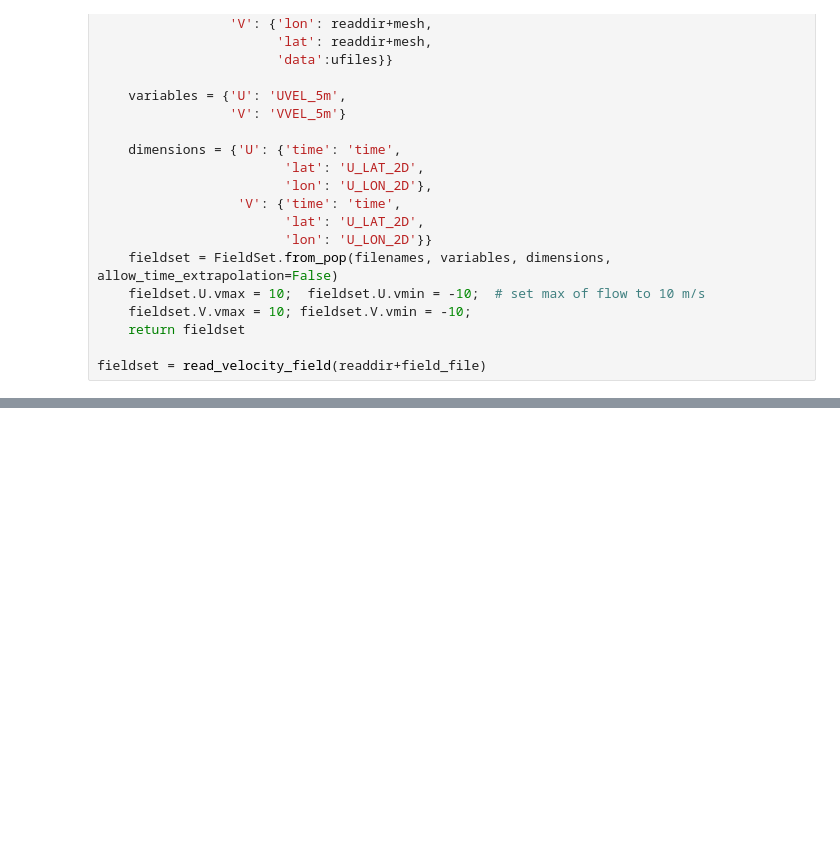
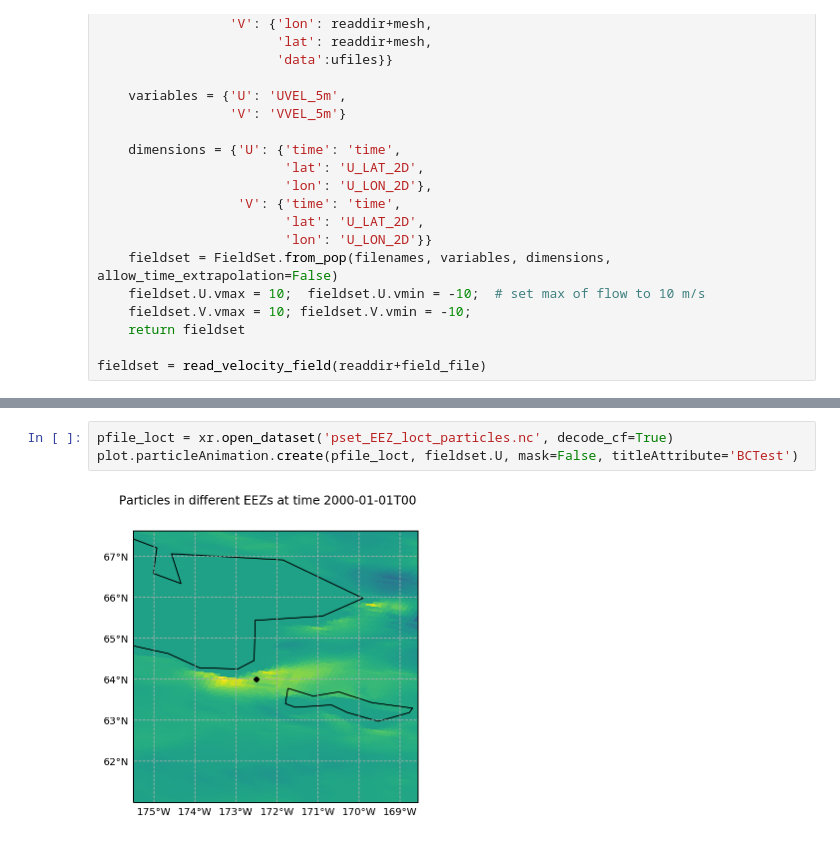
Before and after one commit to daanreijnders/arctic-connectivity, a Jupyter notebook: EEZ/EEZ.ipynb, the cells around one changed output, grey strips where cells are left out. Drawn from its saved outputs; the diff is of its cells as text; blank space fills up the shorter version.

```diff
--- a/EEZ/EEZ.ipynb
+++ b/EEZ/EEZ.ipynb
@@ -154,0 +146,5 @@ Wall time: 12min 35s
+# %%
+pfile_loct = xr.open_dataset('pset_EEZ_loct_particles.nc', decode_cf=True)
+plot.particleAnimation.create(pfile_loct, fieldset.U, mask=False, titleAttribute='BCTest')
+# %% [output]
+[figure, added]
```
Also changed, not shown: parts of 15 cells of this notebook.
